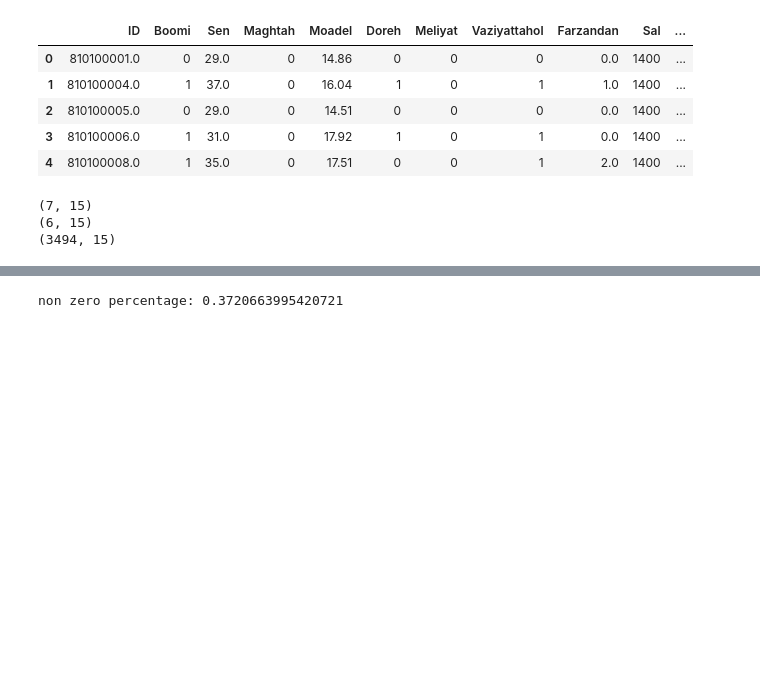
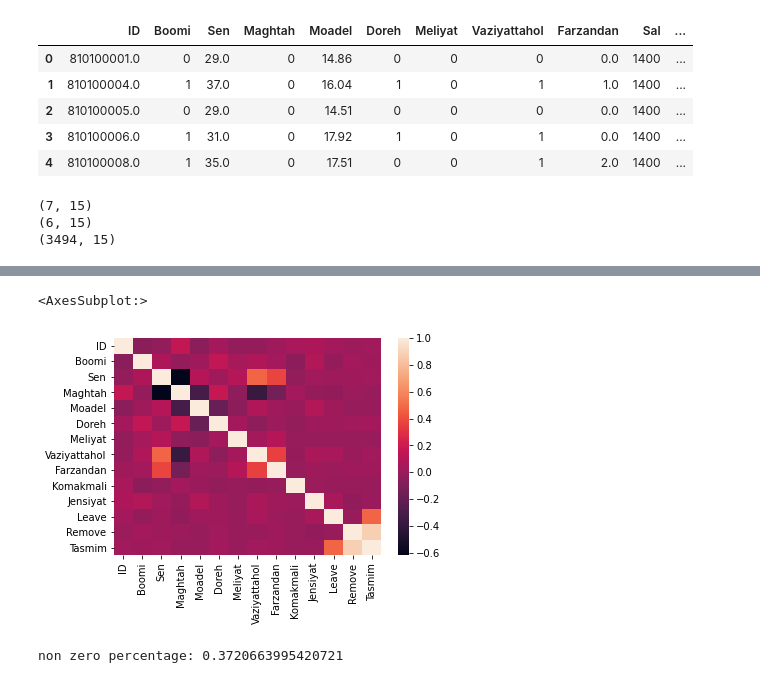
Before and after one commit to mghasemi19/ML_EconEduc, a Jupyter notebook: For_test.ipynb, the cells around one changed output, grey strips where cells are left out. Drawn from its saved outputs; the diff is of its cells as text; code cells hidden in the pictures; blank space fills up the shorter version.

```diff
--- a/For_test.ipynb
+++ b/For_test.ipynb
@@ -85,3 +97,8 @@ print(df_test.shape)
+# %%
+sns.heatmap(df_test.corr(), annot=False)
+# %% [output]
+<AxesSubplot:>
+[figure, added]
 # %%
 def dummy_fill(df):
     SL = df['Leave']
```
Also changed, not shown: parts of 13 cells of this notebook.
